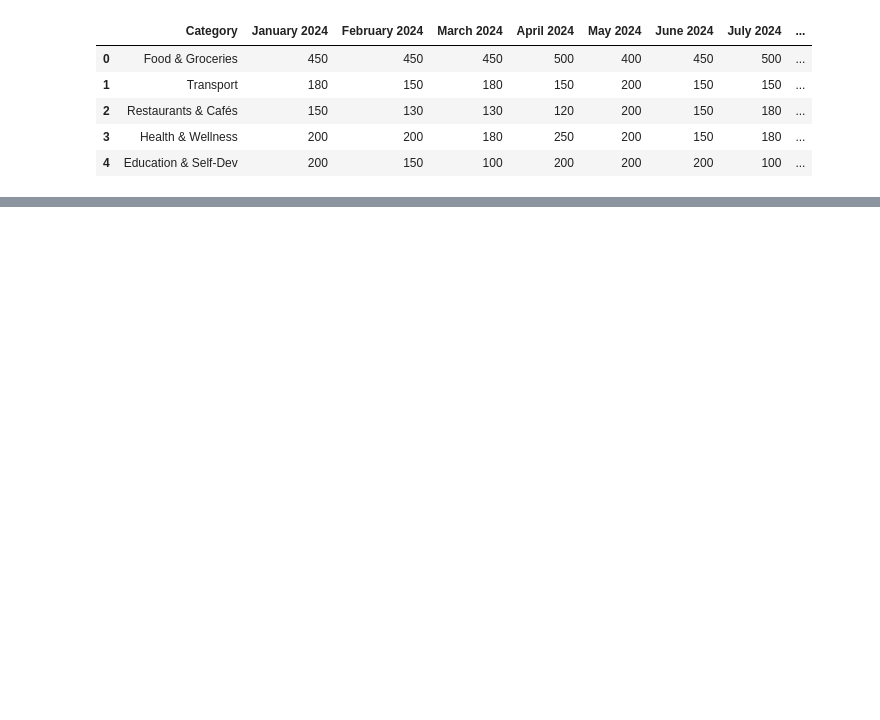
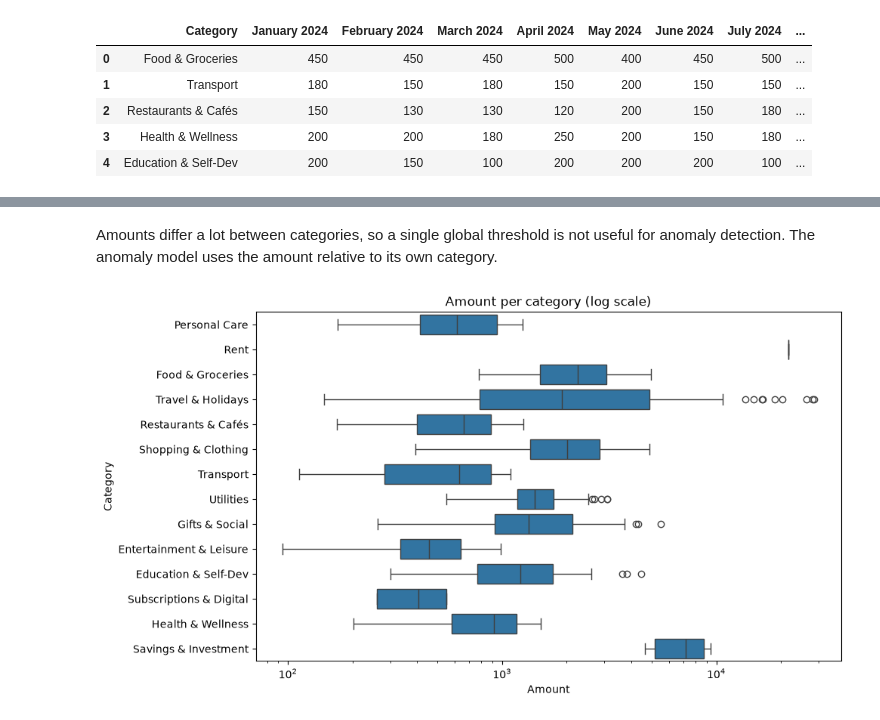
Before and after one commit to mohnish4code/Expense-Tracker-Project, a Jupyter notebook: notebooks/eda.ipynb, the cells around one changed output, grey strips where cells are left out. Drawn from its saved outputs; the diff is of its cells as text; code cells hidden in the pictures; blank space fills up the shorter version.

```diff
--- a/notebooks/eda.ipynb
+++ b/notebooks/eda.ipynb
@@ -461,0 +98,10 @@ merged_df.head()
+# %% [markdown]
+Amounts differ a lot between categories, so a single global threshold is not useful for anomaly detection. The anomaly model uses the amount relative to its own category.
+# %%
+plt.figure(figsize=(10, 6))
+sns.boxplot(data=df_expenses, y="Category", x="Amount")
+plt.xscale("log")
+plt.title("Amount per category (log scale)")
+plt.show()
+# %% [output]
+[figure, added]
```
Also changed, not shown: parts of 63 cells of this notebook.
